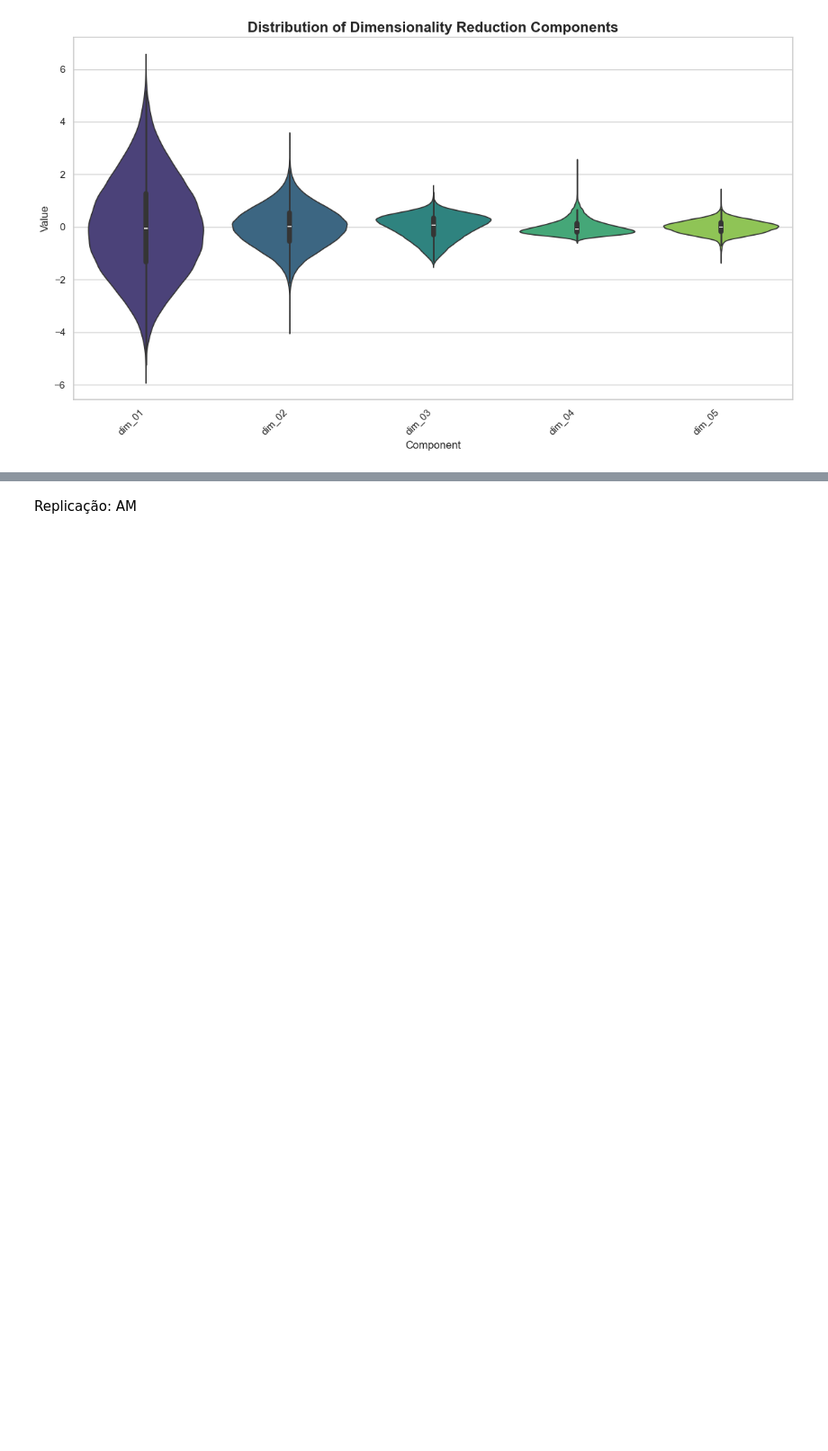
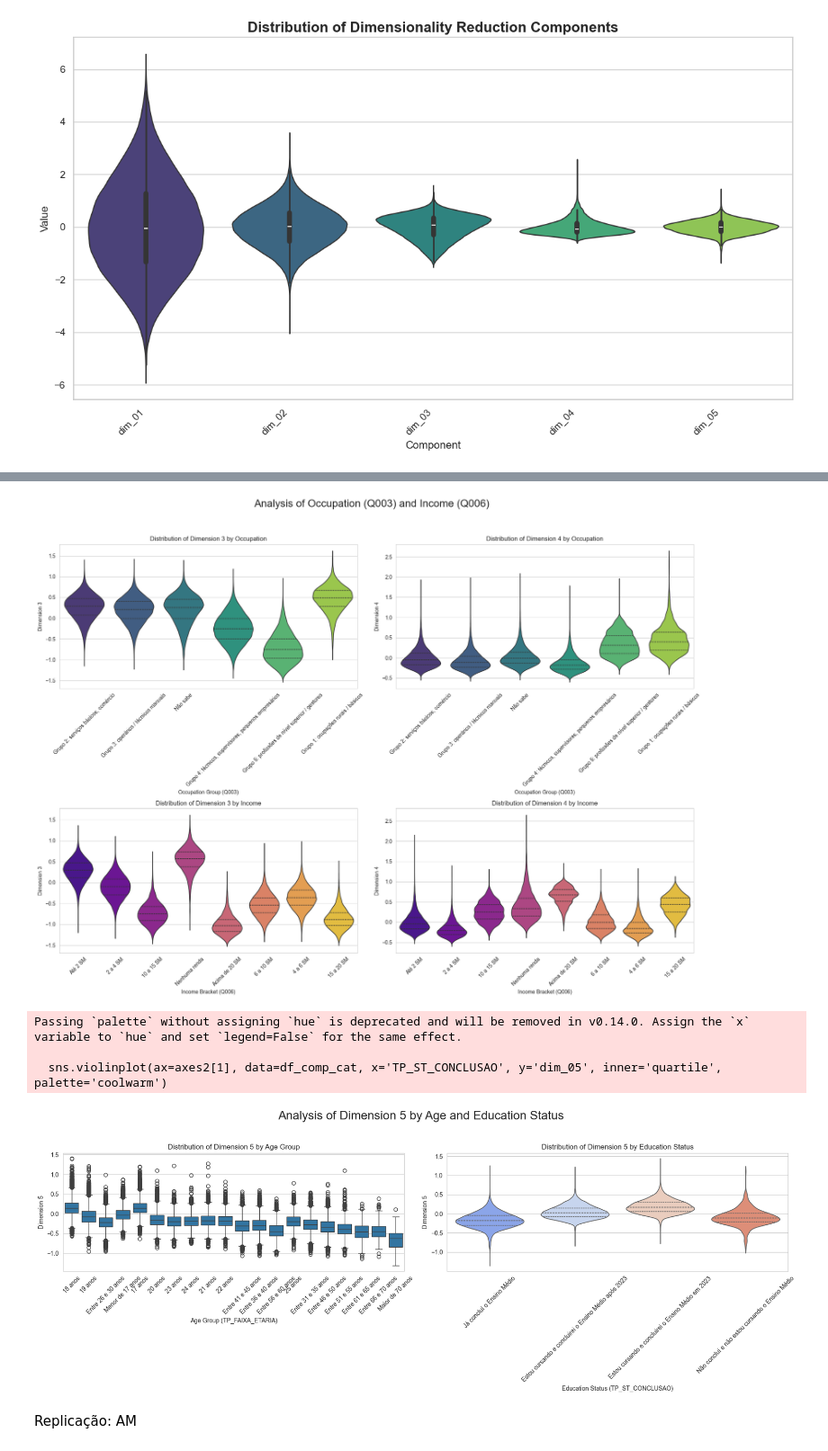
Before and after one commit to jaretwaters/ufg, a Jupyter notebook: notebooks/2_redução_dimensionalidade.ipynb, the cells around one changed output, grey strips where cells are left out. Shown at 90% size. Saved outputs shown, nothing was run; the diff lists cells and outputs as text; code cells hidden in the pictures; blank space fills up the shorter version.

```diff
--- a/notebooks/2_redução_dimensionalidade.ipynb
+++ b/notebooks/2_redução_dimensionalidade.ipynb
@@ -119,0 +130,3 @@ t.to_csv('C:/Users/jaret/OneDrive/Documents/UFG/TCC/ENEM - final/data/MICRODADOS
+# %%
+df_comp_cat = t[['dim_03', 'dim_04', 'dim_05']].join(df[['Q003', 'Q006', 'TP_FAIXA_ETARIA', 'TP_ST_CONCLUSAO']])
+df_comp_cat
@@ -119,0 +147,64 @@ t.to_csv('C:/Users/jaret/OneDrive/Documents/UFG/TCC/ENEM - final/data/MICRODADOS
+# %%
+import pandas as pd
+import seaborn as sns
+import matplotlib.pyplot as plt
+
+sns.set_style("whitegrid")
+
+# --- Figure 1: Analysis of Occupation (Q003) and Income (Q006) ---
+fig1, axes1 = plt.subplots(2, 2, figsize=(18, 14))
+fig1.suptitle('Analysis of Occupation (Q003) and Income (Q006)', fontsize=20)
+
+# Plot for dim_03 by Q003
+sns.violinplot(ax=axes1[0, 0], data=df_comp_cat, x='Q003', y='dim_03', inner='quartile', palette='viridis')
+axes1[0, 0].set_title('Distribution of Dimension 3 by Occupation')
+axes1[0, 0].set_xlabel('Occupation Group (Q003)')
+axes1[0, 0].set_ylabel('Dimension 3')
+axes1[0, 0].tick_params(axis='x', rotation=45)
+
+# Plot for dim_04 by Q003
+sns.violinplot(ax=axes1[0, 1], data=df_comp_cat, x='Q003', y='dim_04', inner='quartile', palette='viridis')
+axes1[0, 1].set_title('Distribution of Dimension 4 by Occupation')
+axes1[0, 1].set_xlabel('Occupation Group (Q003)')
+axes1[0, 1].set_ylabel('Dimension 4')
+axes1[0, 1].tick_params(axis='x', rotation=45)
+
+# Plot for dim_03 by Q006
+sns.violinplot(ax=axes1[1, 0], data=df_comp_cat, x='Q006', y='dim_03', inner='quartile', palette='plasma')
+axes1[1, 0].set_title('Distribution of Dimension 3 by Income')
+axes1[1, 0].set_xlabel('Income Bracket (Q006)')
+axes1[1, 0].set_ylabel('Dimension 3')
+axes1[1, 0].tick_params(axis='x', rotation=45)
+
+# Plot for dim_04 by Q006
+sns.violinplot(ax=axes1[1, 1], data=df_comp_cat, x='Q006', y='dim_04', inner='quartile', palette='plasma')
+axes1[1, 1].set_title('Distribution of Dimension 4 by Income')
+axes1[1, 1].set_xlabel('Income Bracket (Q006)')
+axes1[1, 1].set_ylabel('Dimension 4')
+axes1[1, 1].tick_params(axis='x', rotation=45)
+
+plt.tight_layout(rect=[0, 0.03, 1, 0.95])
+plt.show()
+
+
+# --- Figure 2: Analysis of Dimension 5 (Age and Education Status) ---
+fig2, axes2 = plt.subplots(1, 2, figsize=(18, 7))
+fig2.suptitle('Analysis of Dimension 5 by Age and Education Status', fontsize=20)
+
+# Box plot for dim_05 by TP_FAIXA_ETARIA
+sns.boxplot(ax=axes2[0], data=df_comp_cat, x='TP_FAIXA_ETARIA', y='dim_05')
+axes2[0].set_title('Distribution of Dimension 5 by Age Group')
+axes2[0].set_xlabel('Age Group (TP_FAIXA_ETARIA)')
+axes2[0].set_ylabel('Dimension 5')
+axes2[0].tick_params(axis='x', rotation=45)
+
+# Violin plot for dim_05 by TP_ST_CONCLUSAO
+sns.violinplot(ax=axes2[1], data=df_comp_cat, x='TP_ST_CONCLUSAO', y='dim_05', inner='quartile', palette='coolwarm')
+axes2[1].set_title('Distribution of Dimension 5 by Education Status')
+axes2[1].set_xlabel('Education Status (TP_ST_CONCLUSAO)')
+axes2[1].set_ylabel('Dimension 5')
+axes2[1].tick_params(axis='x', rotation=45)
+
+plt.tight_layout(rect=[0, 0.03, 1, 0.95])
+plt.show()
+# %% [output]
@@ -120,3 +226,8 @@ t.to_csv('C:/Users/jaret/OneDrive/Documents/UFG/TCC/ENEM - final/data/MICRODADOS
+[figure, added]
+Passing `palette` without assigning `hue` is deprecated and will be removed in v0.14.0. Assign the `x` variable to `hue` and set `legend=False` for the same effect.
+
+  sns.violinplot(ax=axes2[1], data=df_comp_cat, x='TP_ST_CONCLUSAO', y='dim_05', inner='quartile', palette='coolwarm')
+[figure, added]
 # %% [markdown]
 Replicação: AM
 # %%
```
Also changed, not shown: parts of 4 cells of this notebook, 15 other files.
